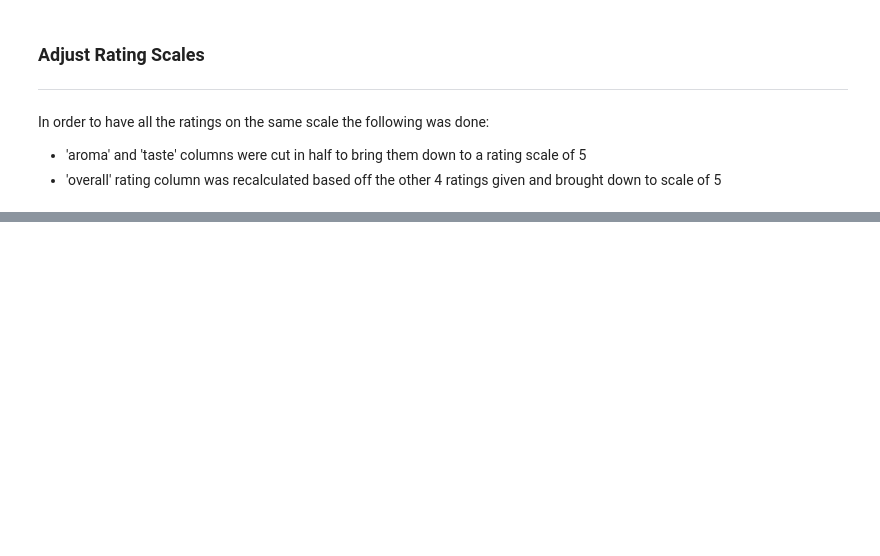
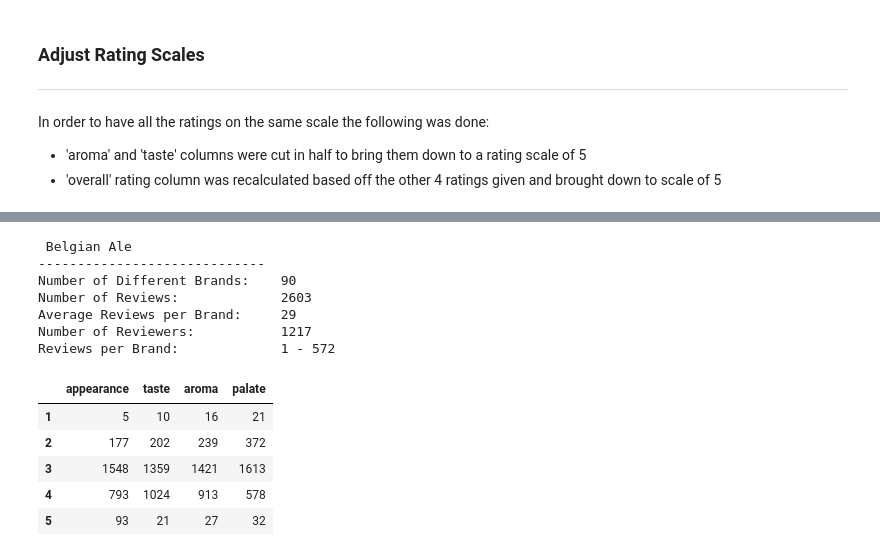
Before and after one commit to sdesaidata/Springboard, a Jupyter notebook: Capstone_Project_I/BeerDataWrangling.ipynb, the cells around one changed output, grey strips where cells are left out. Saved outputs shown, nothing was run; the diff lists cells and outputs as text; code cells hidden in the pictures; blank space fills up the shorter version.

```diff
--- a/Capstone_Project_I/BeerDataWrangling.ipynb
+++ b/Capstone_Project_I/BeerDataWrangling.ipynb
@@ -156,0 +207,18 @@ beersmall['overall'] = (beersmall['appearance'] + beersmall['aroma'] + beersmall
+# %%
+# Separate Belgian Ale style of beers and extract information from it
+belgian = beer[beer['style'] == 'Belgian Ale'].reset_index()
+beer_style_info(belgian, title='Belgian Ale')
+# %% [output]
+ Belgian Ale
+-----------------------------
+Number of Different Brands:    90
+Number of Reviews:             2603
+Average Reviews per Brand:     29
+Number of Reviewers:           1217
+Reviews per Brand:             1 - 572
+|  | appearance | taste | aroma | palate |
+| 1 | 5 | 10 | 16 | 21 |
+| 2 | 177 | 202 | 239 | 372 |
+| 3 | 1548 | 1359 | 1421 | 1613 |
+| 4 | 793 | 1024 | 913 | 578 |
+| 5 | 93 | 21 | 27 | 32 |
```
Also changed, not shown: parts of 45 cells of this notebook, 3 other files.
